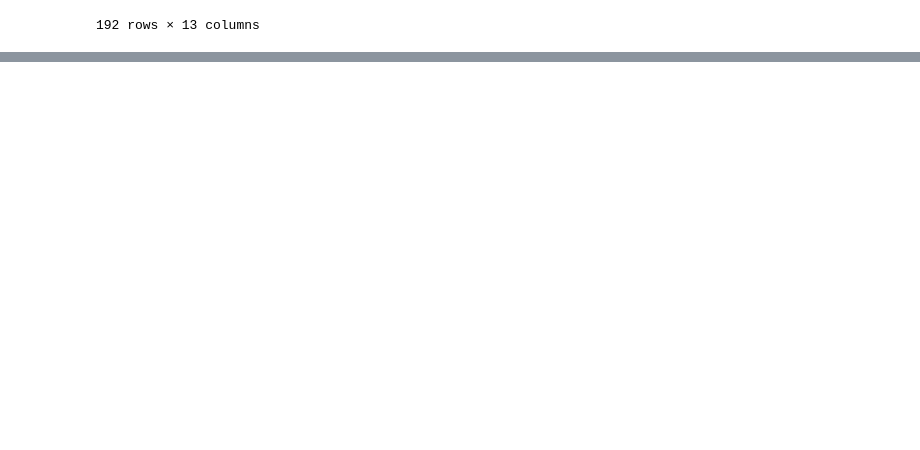
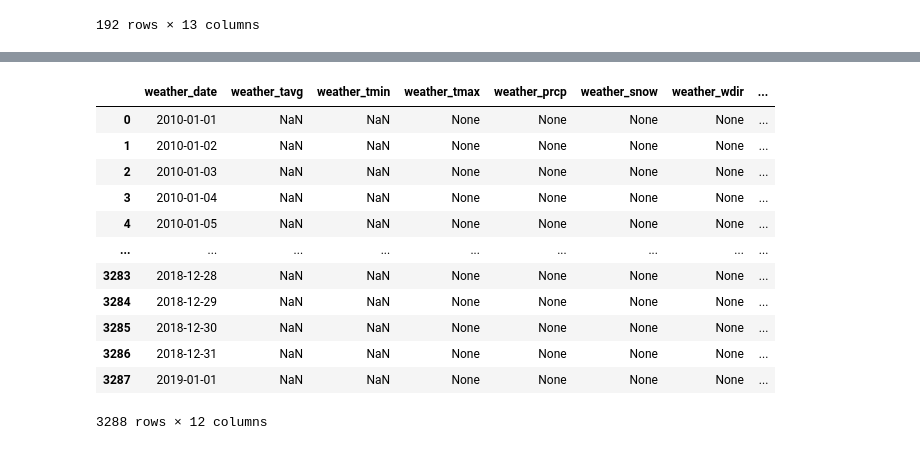
Before and after one commit to ElnazSaeidi/capstone-project-AEJS, a Jupyter notebook: Ella.ipynb, the cells around one changed output, grey strips where cells are left out. Cells and saved outputs as stored; diff of their text form; code cells hidden in the pictures; blank space fills up the shorter version.

```diff
--- a/Ella.ipynb
+++ b/Ella.ipynb
@@ -120,0 +189,60 @@ ghg
+# %%
+url = "https://meteostat.p.rapidapi.com/stations/daily"
+
+# Set stations
+stations = ["87345"
+            ]
+
+# Set API key (defined already)
+headers = {
+	"X-RapidAPI-Key": "38c2ec0004msh8992e15e6b32155p15fd43jsn0376b99a111e",
+	"X-RapidAPI-Host": "meteostat.p.rapidapi.com"
+}
+
+# Create empty dataframe, will be used to append each location's weather data
+weather_df = pd.DataFrame([])
+
+
+
+# Loop through all locations
+for station in stations:
+    # API call start for open weather
+    querystring = {"station":station,"start":"2010-01-01","end":"2019-01-01"}
+
+    response = requests.get(url, headers=headers, params=querystring)
+    #API call end
+
+    # time.sleep(1) #uncomment if you run into a query limit
+
+    # Decode repsonse with json decoder
+    weather_temp = response.json()
+
+    # Flatten json response
+    weather_temp_df = pd.json_normalize(weather_temp,
+                                        sep="_",
+                                        record_path="data",
+                                        meta=["station"],
+                                        record_prefix="weather_",
+                                        errors='ignore'
+                                        )
+    weather_temp_df['station']=station
+    # concatenate dataframes
+    weather_df = pd.concat([weather_df, weather_temp_df], ignore_index=True)
+
+# Print final dataset weather_df
+weather_df_brazil=weather_df
+weather_df_brazil
+# %% [output]
+|  | weather_date | weather_tavg | weather_tmin | weather_tmax | weather_prcp | weather_snow | weather_wdir | ... |
+| 0 | 2010-01-01 | NaN | NaN | None | None | None | None | ... |
+| 1 | 2010-01-02 | NaN | NaN | None | None | None | None | ... |
+| 2 | 2010-01-03 | NaN | NaN | None | None | None | None | ... |
+| 3 | 2010-01-04 | NaN | NaN | None | None | None | None | ... |
+| 4 | 2010-01-05 | NaN | NaN | None | None | None | None | ... |
+| ... | ... | ... | ... | ... | ... | ... | ... | ... |
+| 3283 | 2018-12-28 | NaN | NaN | None | None | None | None | ... |
+| 3284 | 2018-12-29 | NaN | NaN | None | None | None | None | ... |
+| 3285 | 2018-12-30 | NaN | NaN | None | None | None | None | ... |
+| 3286 | 2018-12-31 | NaN | NaN | None | None | None | None | ... |
+| 3287 | 2019-01-01 | NaN | NaN | None | None | None | None | ... |
+3288 rows × 12 columns
```
Also changed, not shown: parts of 3 cells of this notebook, 2 other files.
